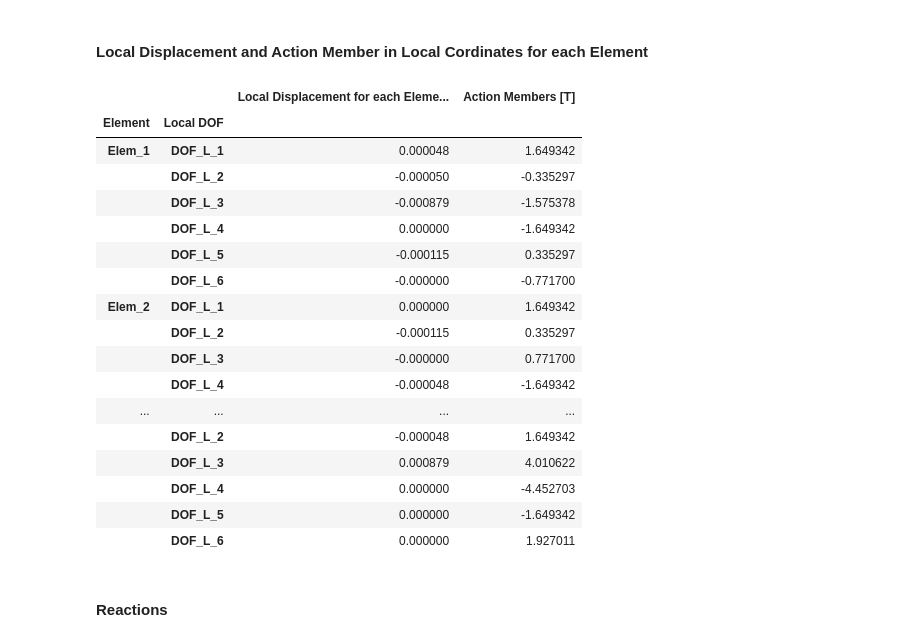
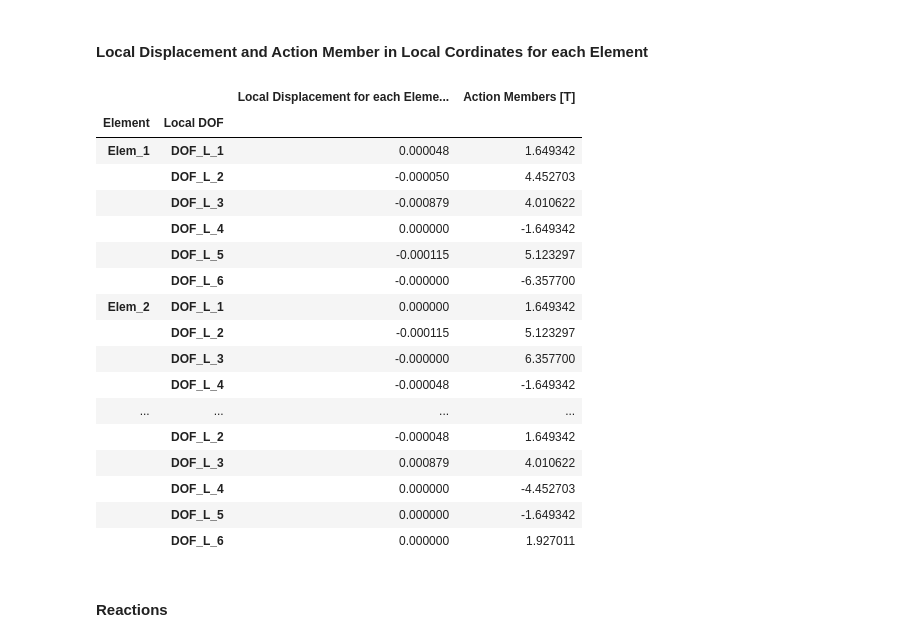
Before and after one commit to Normando1945/Repo_Maxtrix_Analisys, a Jupyter notebook: examples/Ejemplo_dor_concrete_desingII.ipynb, the cells around one changed output. Cells and saved outputs as stored; diff of their text form; code cells hidden in the pictures.

Commit message:
feat(core): add AEP_MF_UniformLoad2D and Acum; use per-element wu in Concrete II example
Co-Authored-By: Claude Opus 5.5 (1M context) <noreply@anthropic.com>

```diff
--- a/examples/Ejemplo_dor_concrete_desingII.ipynb
+++ b/examples/Ejemplo_dor_concrete_desingII.ipynb
@@ -669,0 +691,30 @@ SLL3d.M_visual()
+# %%
+aep_L_all = []                                                                                                      # Empty list to store local aep vectors
+aep_G_all = []                                                                                                      # Empty list to store global aep vectors
+for e in np.arange(0, n_elem, 1):                                                                                   # Loop through each element
+    aep_e = AEP_MF_UniformLoad2D(wu_e[e], L[e], dA=dA[e], dB=dB[e])                                                 # Fixed-end actions object of element e
+    aep_L_e = aep_e.aep_local()                                                                                     # aep in local coordinates
+    Telem = structure.elements[e].transformation_matrix_2D()                                                        # Local-to-global transformation matrix
+    aep_L_all.append(aep_L_e)                                                                                       # Store local aep vector
+    aep_G_all.append(Telem @ aep_L_e)                                                                               # Store global aep vector
+
+rows = pd.MultiIndex.from_tuples(                                                                                   # Create hierarchical index for aep vectors
+    [
+        (f'Elem_{e+1}', f'GDLg_{int(gdl_e)}')                                                                       # Element and global DOF labels
+        for e in range(n_elem)                                                                                      # Loop through each element
+        for gdl_e in Lee[e]                                                                                         # Loop through the placement vector of each element
+    ],
+    names=['Element', 'Placement Vector']                                                                           # Index level names
+)
+
+aep_df = pd.DataFrame(                                                                                              # Convert aep vectors to DataFrame
+    {
+        'aep Local [T, T.m]': np.vstack(aep_L_all).ravel(),
+        'aep Global [T, T.m]': np.vstack(aep_G_all).ravel(),
+    },
+    index=rows
+)
+print("=" * 120)                                                                                                    # Print table separator
+print('Fixed-End Actions [aep]')                                                                                    # Print table title
+print("=" * 120)                                                                                                    # Print table separator
+aep_df.round(3)                                                                                                     # Display rounded aep vectors
@@ -834,46 +958,46 @@ for e in np.arange(0, n_elem, 1):
     Delta_L_elem_e = Telem.T @ Delta_g_elem_e                                                                       # Transform global displacements to local coordinates
 
     #-------- Action Members --------
-    aml = structure.elements[e].stiffness_matrix_MF_EI_AE_GAf_da_db() @ Delta_L_elem_e
+    aml = structure.elements[e].stiffness_matrix_MF_EI_AE_GAf_da_db() @ Delta_L_elem_e + aep_L_all[e]               # Am = K_L @ Delta_L + aep_L
 
     Delta_L_elem_all.append(Delta_L_elem_e)                                                                         # Store local displacement vector
 
     AmL.append(aml)
 
 Delta_L_elem_all = np.vstack(Delta_L_elem_all)                                                                      # Stack local displacement vectors
 AmL = np.vstack(AmL)
 
 
 rows_L = pd.MultiIndex.from_tuples(                                                                                 # Create hierarchical index for local displacement vectors
     [
         (f'Elem_{e+1}', f'DOF_L_{d+1}')                                                                             # Element and local DOF labels
         for e in range(n_elem)                                                                                      # Loop through each element
         for d in range(local_dof)                                                                                   # Loop through local DOF
     ],
     names=['Element', 'Local DOF']                                                                                  # Index level names
 )
 
 Delta_L_elem_all_df = pd.DataFrame(                                                                                 # Convert local displacements and lengths to DataFrame
     {
         'Local Displacement for each Element [m]': Delta_L_elem_all.ravel(),
         'Action Members [T]': AmL.ravel(),
 
     },
     index=rows_L
 )
 Delta_L_elem_all_df.round(6)
 # %% [output]
 |  |  | Local Displacement for each Eleme... | Action Members [T] |
 | Element | Local DOF |  |  |
 | Elem_1 | DOF_L_1 | 0.000048 | 1.649342 |
-|  | DOF_L_2 | -0.000050 | -0.335297 |
-|  | DOF_L_3 | -0.000879 | -1.575378 |
+|  | DOF_L_2 | -0.000050 | 4.452703 |
+|  | DOF_L_3 | -0.000879 | 4.010622 |
 |  | DOF_L_4 | 0.000000 | -1.649342 |
-|  | DOF_L_5 | -0.000115 | 0.335297 |
-|  | DOF_L_6 | -0.000000 | -0.771700 |
+|  | DOF_L_5 | -0.000115 | 5.123297 |
+|  | DOF_L_6 | -0.000000 | -6.357700 |
 | Elem_2 | DOF_L_1 | 0.000000 | 1.649342 |
-|  | DOF_L_2 | -0.000115 | 0.335297 |
-|  | DOF_L_3 | -0.000000 | 0.771700 |
+|  | DOF_L_2 | -0.000115 | 5.123297 |
+|  | DOF_L_3 | -0.000000 | 6.357700 |
 |  | DOF_L_4 | -0.000048 | -1.649342 |
 | ... | ... | ... | ... |
 |  | DOF_L_2 | -0.000048 | 1.649342 |
```
Also changed, not shown: parts of 6 cells of this notebook, 2 other files.
